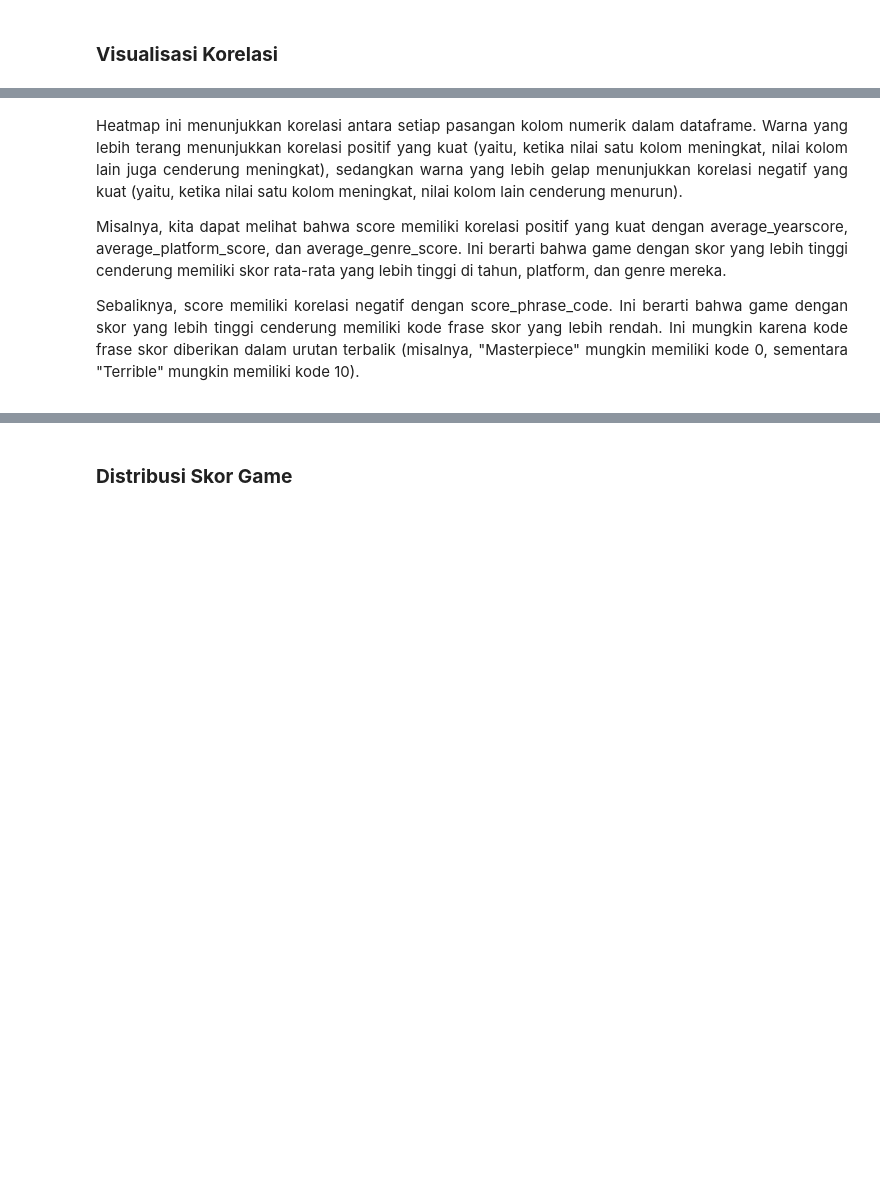
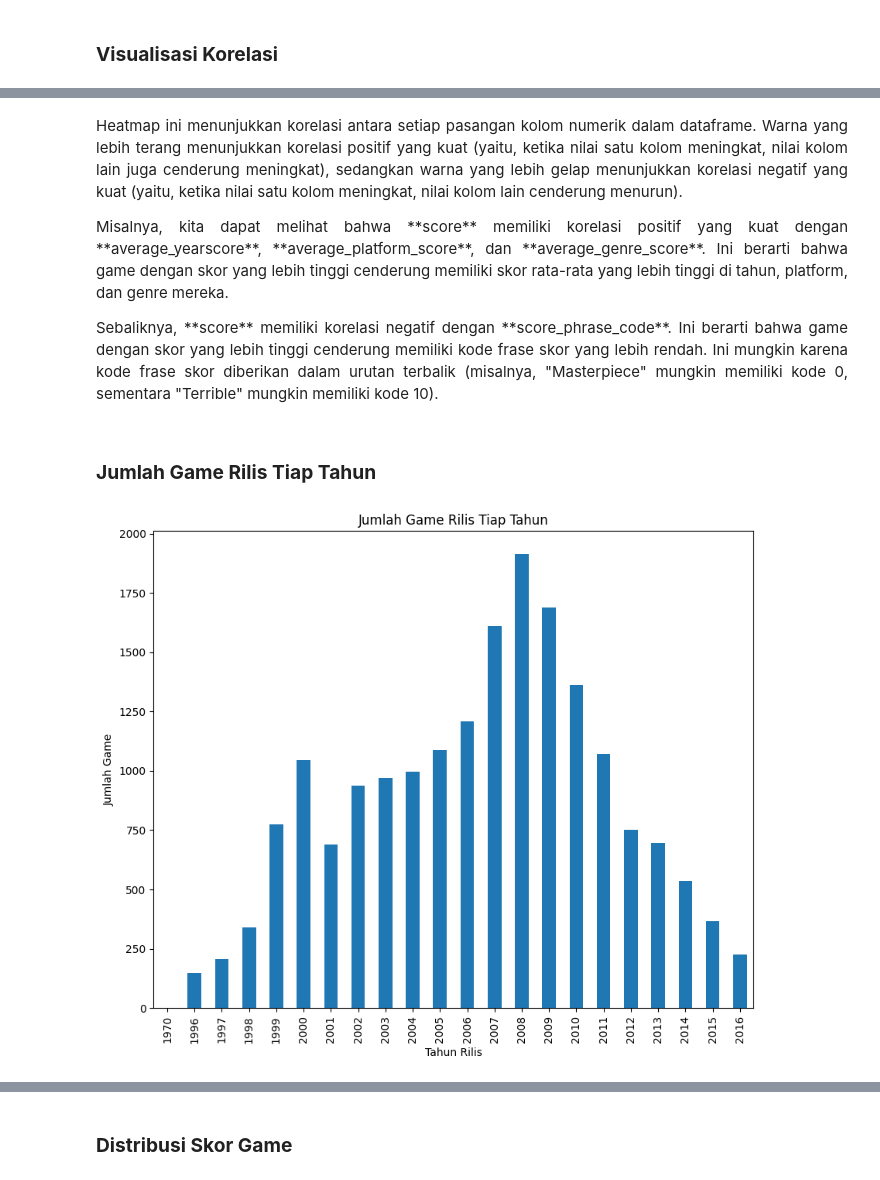
Before and after one commit to mhnbl/Muhammad-Nabil_046_Data-Mining, a Jupyter notebook: Muhammad_Nabil_2209116046.ipynb, the cells around one changed output, grey strips where cells are left out. Saved outputs shown, nothing was run; the diff lists cells and outputs as text; code cells hidden in the pictures; blank space fills up the shorter version.

```diff
--- a/Muhammad_Nabil_2209116046.ipynb
+++ b/Muhammad_Nabil_2209116046.ipynb
@@ -213,6 +194,17 @@ plt.yticks(ticks=np.arange(0.5, len(df_numeric.columns)), labels=new_labels, rot
 # %% [markdown]
   <p align="justify">Heatmap ini menunjukkan korelasi antara setiap pasangan kolom numerik dalam dataframe. Warna yang lebih terang menunjukkan korelasi positif yang kuat (yaitu, ketika nilai satu kolom meningkat, nilai kolom lain juga cenderung meningkat), sedangkan warna yang lebih gelap menunjukkan korelasi negatif yang kuat (yaitu, ketika nilai satu kolom meningkat, nilai kolom lain cenderung menurun).
 
-  <p align="justify">Misalnya, kita dapat melihat bahwa score memiliki korelasi positif yang kuat dengan average_yearscore, average_platform_score, dan average_genre_score. Ini berarti bahwa game dengan skor yang lebih tinggi cenderung memiliki skor rata-rata yang lebih tinggi di tahun, platform, dan genre mereka.
+  <p align="justify">Misalnya, kita dapat melihat bahwa **score** memiliki korelasi positif yang kuat dengan **average_yearscore**, **average_platform_score**, dan **average_genre_score**. Ini berarti bahwa game dengan skor yang lebih tinggi cenderung memiliki skor rata-rata yang lebih tinggi di tahun, platform, dan genre mereka.
 
-  <p align="justify">Sebaliknya, score memiliki korelasi negatif dengan score_phrase_code. Ini berarti bahwa game dengan skor yang lebih tinggi cenderung memiliki kode frase skor yang lebih rendah. Ini mungkin karena kode frase skor diberikan dalam urutan terbalik (misalnya, "Masterpiece" mungkin memiliki kode 0, sementara "Terrible" mungkin memiliki kode 10).
+  <p align="justify">Sebaliknya, **score** memiliki korelasi negatif dengan **score_phrase_code**. Ini berarti bahwa game dengan skor yang lebih tinggi cenderung memiliki kode frase skor yang lebih rendah. Ini mungkin karena kode frase skor diberikan dalam urutan terbalik (misalnya, "Masterpiece" mungkin memiliki kode 0, sementara "Terrible" mungkin memiliki kode 10).
+# %% [markdown]
+### **Jumlah Game Rilis Tiap Tahun**
+# %%
+plt.figure(figsize=(10,8))
+df.groupby(by = 'release_year').title.count().plot(kind = 'bar')
+plt.xlabel('Tahun Rilis')
+plt.ylabel('Jumlah Game')
+plt.title('Jumlah Game Rilis Tiap Tahun')
+plt.show()
+# %% [output]
+[figure, added]
```
Also changed, not shown: parts of 7 cells of this notebook.
